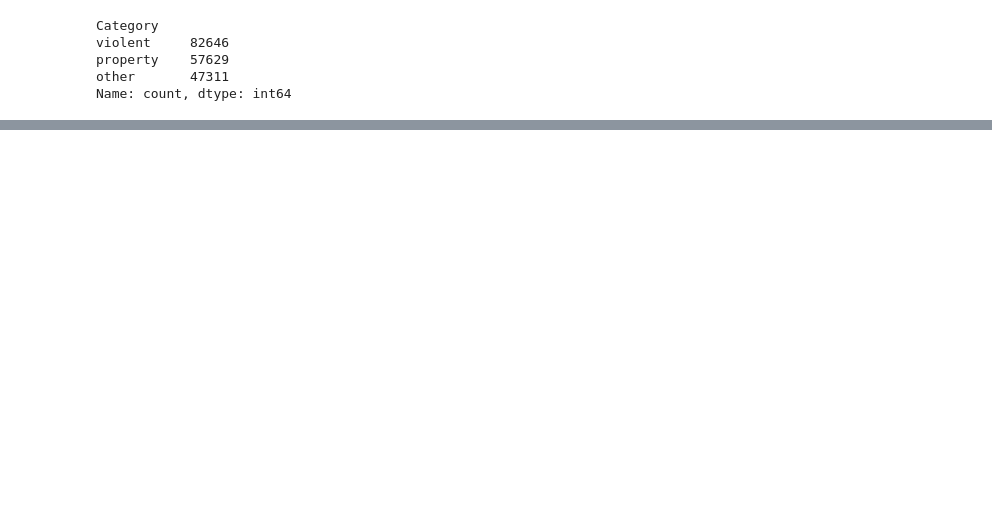
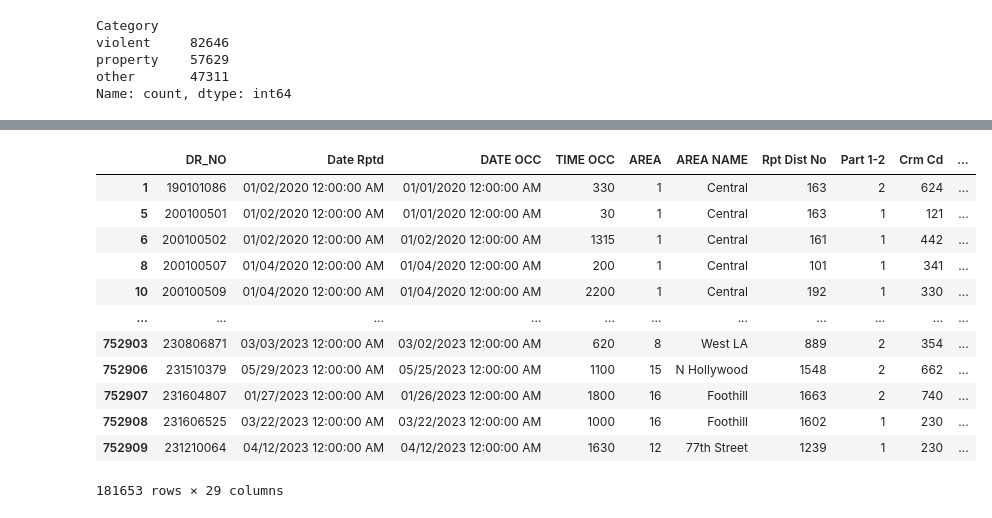
Before and after one commit to Ed-Lovera/AI-PT-Project-1, a Jupyter notebook: Vickram/crime_dataframe.ipynb, the cells around one changed output, grey strips where cells are left out. Cells and saved outputs as stored; diff of their text form; code cells hidden in the pictures; blank space fills up the shorter version.

```diff
--- a/Vickram/crime_dataframe.ipynb
+++ b/Vickram/crime_dataframe.ipynb
@@ -145,0 +183,21 @@ Name: count, dtype: int64
+# %%
+la_crime_df_filtered.groupby(['Vict Sex', 'AREA NAME']).size().reset_index
+
+# agg({'AREA NAME':'sum', #summing the 'Amount' for each group
+#                                                           'Vict Age':'count' # Counting the number of occurrence in each group
+# }).reset_index()
+la_crime_df_filtered
+# %% [output]
+|  | DR_NO | Date Rptd | DATE OCC | TIME OCC | AREA | AREA NAME | Rpt Dist No | Part 1-2 | Crm Cd | ... |
+| 1 | 190101086 | 01/02/2020 12:00:00 AM | 01/01/2020 12:00:00 AM | 330 | 1 | Central | 163 | 2 | 624 | ... |
+| 5 | 200100501 | 01/02/2020 12:00:00 AM | 01/01/2020 12:00:00 AM | 30 | 1 | Central | 163 | 1 | 121 | ... |
+| 6 | 200100502 | 01/02/2020 12:00:00 AM | 01/02/2020 12:00:00 AM | 1315 | 1 | Central | 161 | 1 | 442 | ... |
+| 8 | 200100507 | 01/04/2020 12:00:00 AM | 01/04/2020 12:00:00 AM | 200 | 1 | Central | 101 | 1 | 341 | ... |
+| 10 | 200100509 | 01/04/2020 12:00:00 AM | 01/04/2020 12:00:00 AM | 2200 | 1 | Central | 192 | 1 | 330 | ... |
+| ... | ... | ... | ... | ... | ... | ... | ... | ... | ... | ... |
+| 752903 | 230806871 | 03/03/2023 12:00:00 AM | 03/02/2023 12:00:00 AM | 620 | 8 | West LA | 889 | 2 | 354 | ... |
+| 752906 | 231510379 | 05/29/2023 12:00:00 AM | 05/25/2023 12:00:00 AM | 1100 | 15 | N Hollywood | 1548 | 2 | 662 | ... |
+| 752907 | 231604807 | 01/27/2023 12:00:00 AM | 01/26/2023 12:00:00 AM | 1800 | 16 | Foothill | 1663 | 2 | 740 | ... |
+| 752908 | 231606525 | 03/22/2023 12:00:00 AM | 03/22/2023 12:00:00 AM | 1000 | 16 | Foothill | 1602 | 1 | 230 | ... |
+| 752909 | 231210064 | 04/12/2023 12:00:00 AM | 04/12/2023 12:00:00 AM | 1630 | 12 | 77th Street | 1239 | 1 | 230 | ... |
+181653 rows × 29 columns
```
Also changed, not shown: parts of 6 cells of this notebook.
